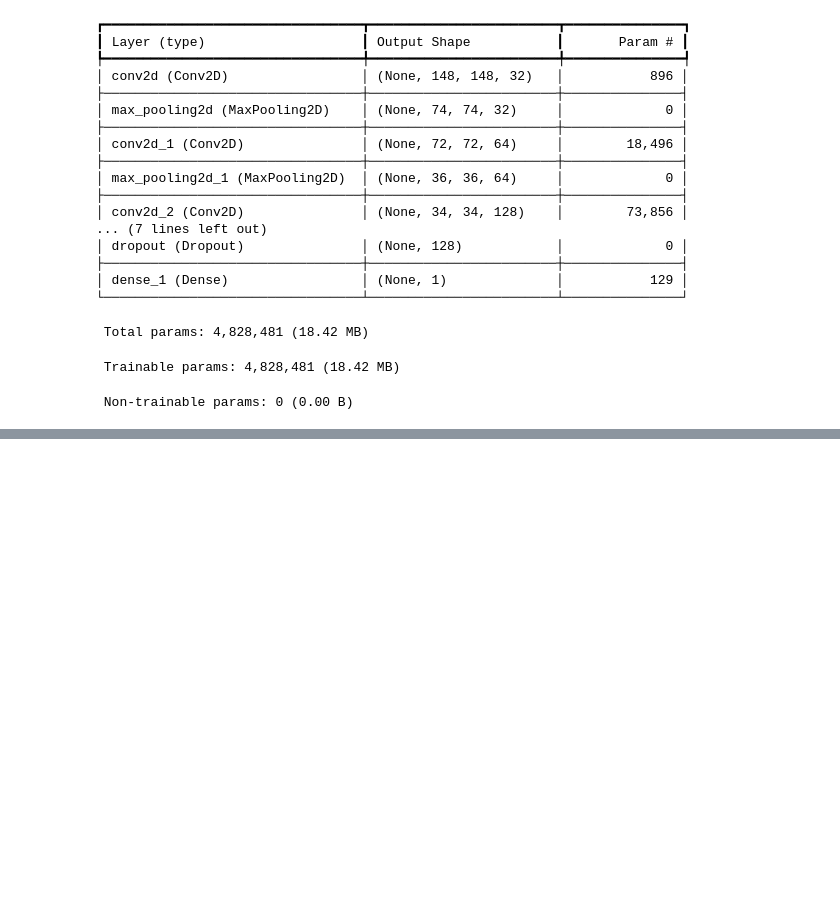
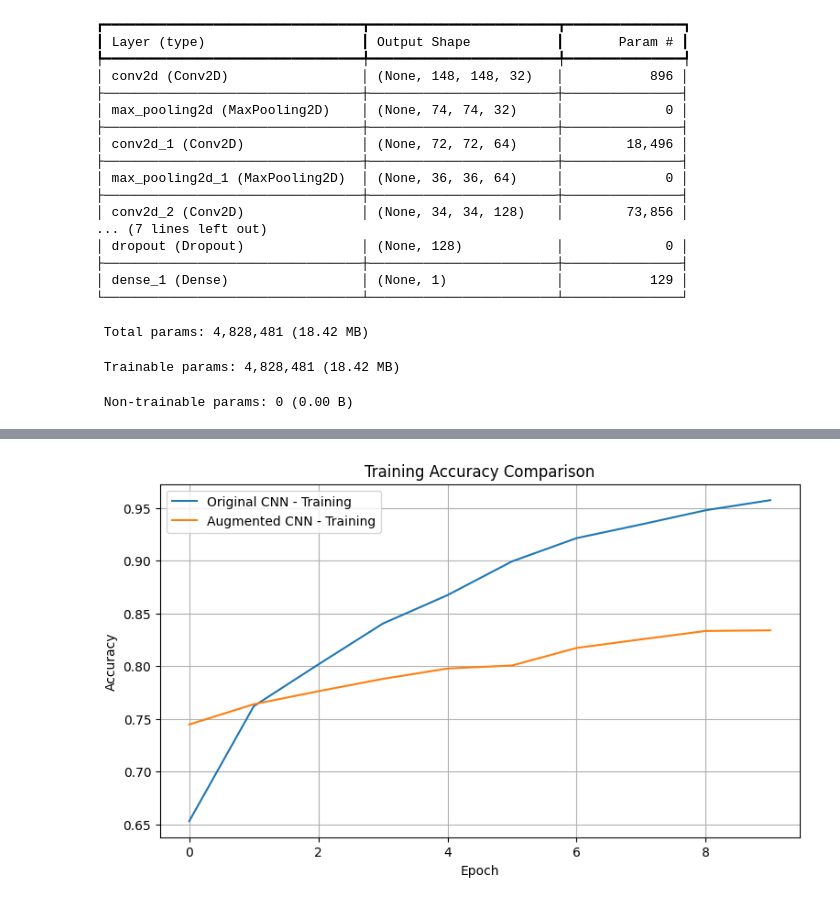
Before and after one commit to ali-liyakat/100_days_Deep_Learning, a Jupyter notebook: 06_CNN/07_Dog_vs_Cat.ipynb, the cells around one changed output, grey strips where cells are left out. Drawn from its saved outputs; the diff is of its cells as text; code cells hidden in the pictures; blank space fills up the shorter version.

```diff
--- a/06_CNN/07_Dog_vs_Cat.ipynb
+++ b/06_CNN/07_Dog_vs_Cat.ipynb
@@ -306,0 +424,8 @@ Dog probability: 0.0000
+# %%
+augmented_model.compile(
+    optimizer="adam",
+    loss="binary_crossentropy",
+    metrics=["accuracy"]
+)
+
+print("Augmented CNN compiled!")
@@ -306,0 +434,6 @@ Dog probability: 0.0000
+# %%
+history_aug = augmented_model.fit(
+    train_ds,
+    epochs=10,
+    validation_data=test_ds
+)
@@ -306,0 +461,20 @@ Dog probability: 0.0000
+# %%
+plt.figure(figsize=(9, 5))
+
+plt.plot(
+    history.history["accuracy"],
+    label="Original CNN - Training"
+)
+plt.plot(
+    history_aug.history["accuracy"],
+    label="Augmented CNN - Training"
+)
+
+plt.title("Training Accuracy Comparison")
+plt.xlabel("Epoch")
+plt.ylabel("Accuracy")
+plt.legend()
+plt.grid(True)
+plt.show()
+# %% [output]
+[figure, added]
```
Also changed, not shown: parts of 23 cells of this notebook.
